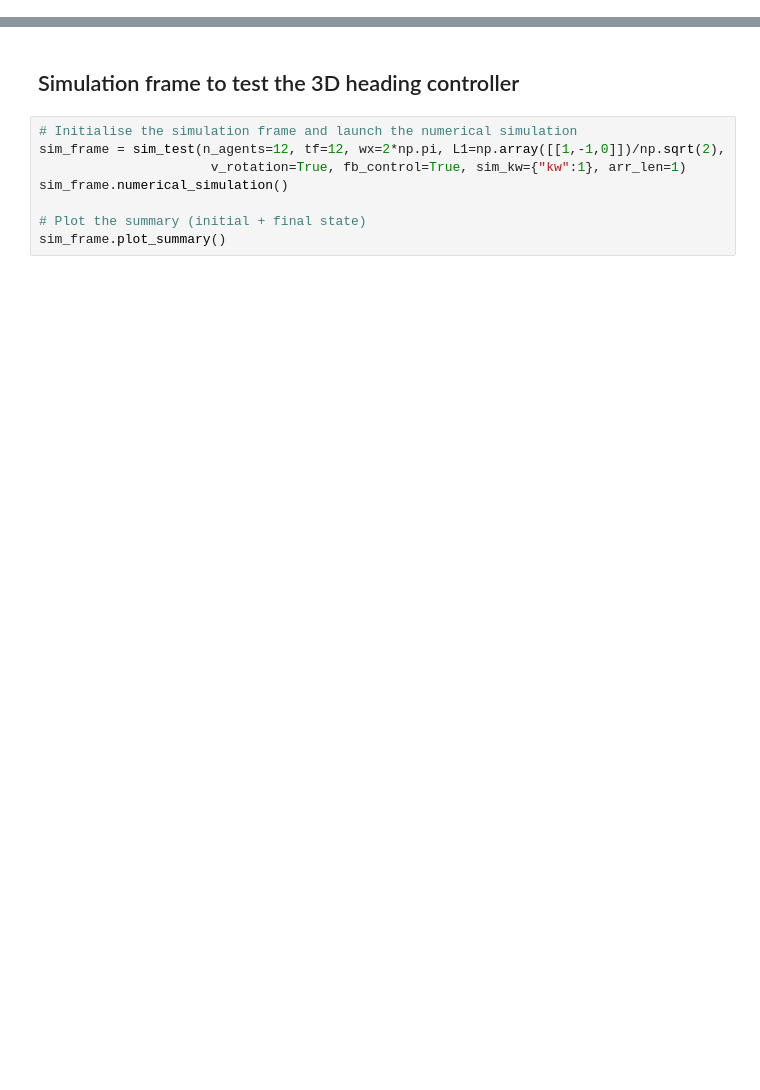
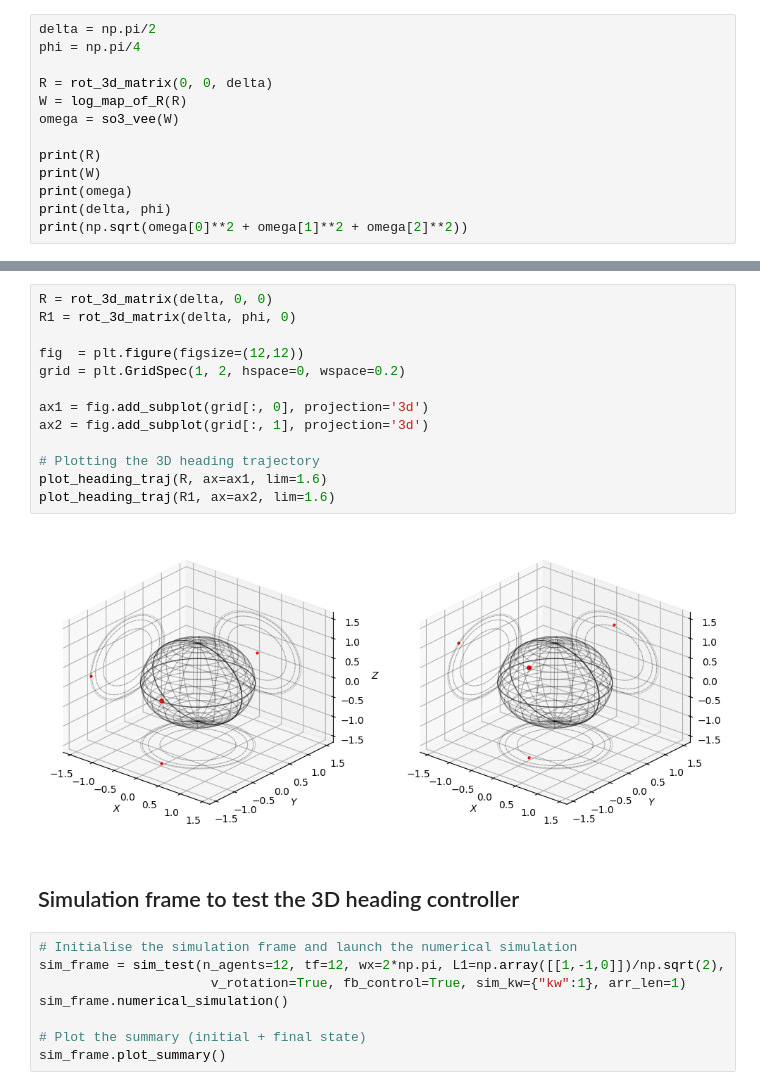
Before and after one commit to jesusBV20/source_seeking_3D, a Jupyter notebook: _simple_heading_control.ipynb, the cells around one changed output, grey strips where cells are left out. Drawn from its saved outputs; the diff is of its cells as text; blank space fills up the shorter version.

```diff
--- a/_simple_heading_control.ipynb
+++ b/_simple_heading_control.ipynb
@@ -38,0 +31,13 @@ print(R)
+# %%
+delta = np.pi/2
+phi = np.pi/4
+
+R = rot_3d_matrix(0, 0, delta)
+W = log_map_of_R(R)
+omega = so3_vee(W)
+
+print(R)
+print(W)
+print(omega)
+print(delta, phi)
+print(np.sqrt(omega[0]**2 + omega[1]**2 + omega[2]**2))
@@ -39,3 +54,18 @@ print(R)
+# %%
+R = rot_3d_matrix(delta, 0, 0)
+R1 = rot_3d_matrix(delta, phi, 0)
+
+fig  = plt.figure(figsize=(12,12))
+grid = plt.GridSpec(1, 2, hspace=0, wspace=0.2)
+
+ax1 = fig.add_subplot(grid[:, 0], projection='3d')
+ax2 = fig.add_subplot(grid[:, 1], projection='3d')
+
+# Plotting the 3D heading trajectory
+plot_heading_traj(R, ax=ax1, lim=1.6)
+plot_heading_traj(R1, ax=ax2, lim=1.6)
+# %% [output]
+[figure, added]
 # %% [markdown]
 ## Simulation frame to test the 3D heading controller
 # %%
```
Also changed, not shown: parts of 7 cells of this notebook, 6 other files.
